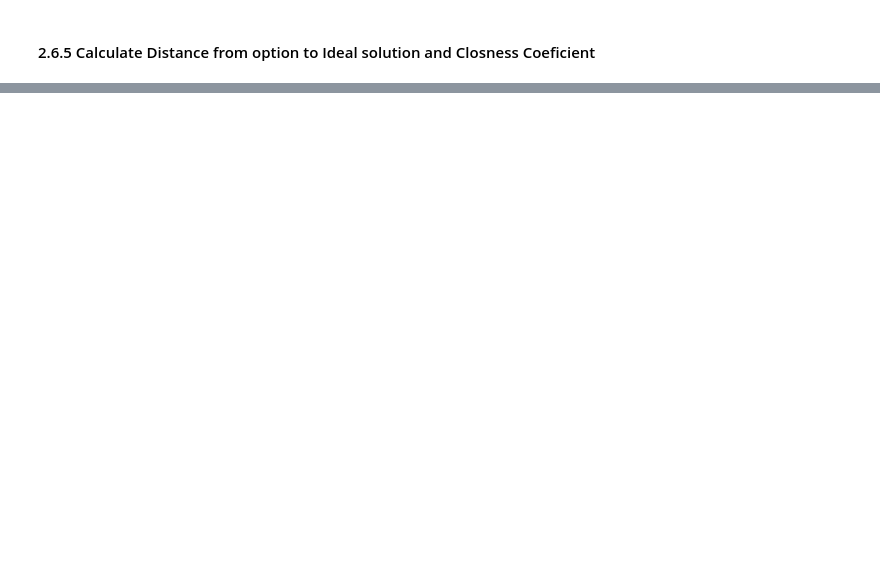
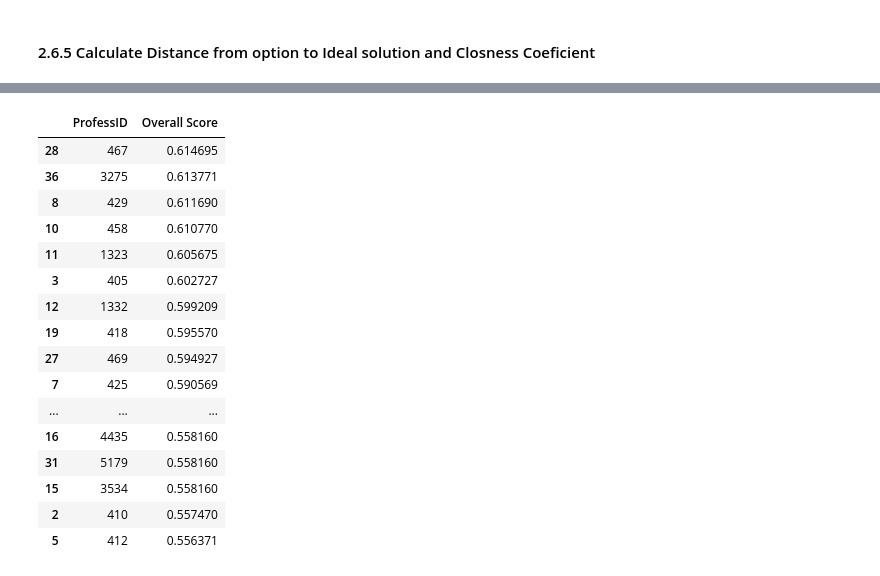
Before and after one commit to Pedro4064/MCDM-Fuzzy---GDE, a Jupyter notebook: src/fuzzy_analysis.ipynb, the cells around one changed output, grey strips where cells are left out. Drawn from its saved outputs; the diff is of its cells as text; code cells hidden in the pictures; blank space fills up the shorter version.

```diff
--- a/src/fuzzy_analysis.ipynb
+++ b/src/fuzzy_analysis.ipynb
@@ -239,0 +384,20 @@ Quality Of Explanation Score
+# %%
+pd.DataFrame(closeness_coeficientes['Aproveitamento Mediano']).sort_values(by='Overall Score', ascending=False)
+# %% [output]
+|  | ProfessID | Overall Score |
+| 28 | 467 | 0.614695 |
+| 36 | 3275 | 0.613771 |
+| 8 | 429 | 0.611690 |
+| 10 | 458 | 0.610770 |
+| 11 | 1323 | 0.605675 |
+| 3 | 405 | 0.602727 |
+| 12 | 1332 | 0.599209 |
+| 19 | 418 | 0.595570 |
+| 27 | 469 | 0.594927 |
+| 7 | 425 | 0.590569 |
+| ... | ... | ... |
+| 16 | 4435 | 0.558160 |
+| 31 | 5179 | 0.558160 |
+| 15 | 3534 | 0.558160 |
+| 2 | 410 | 0.557470 |
+| 5 | 412 | 0.556371 |
```
Also changed, not shown: parts of 18 cells of this notebook.
